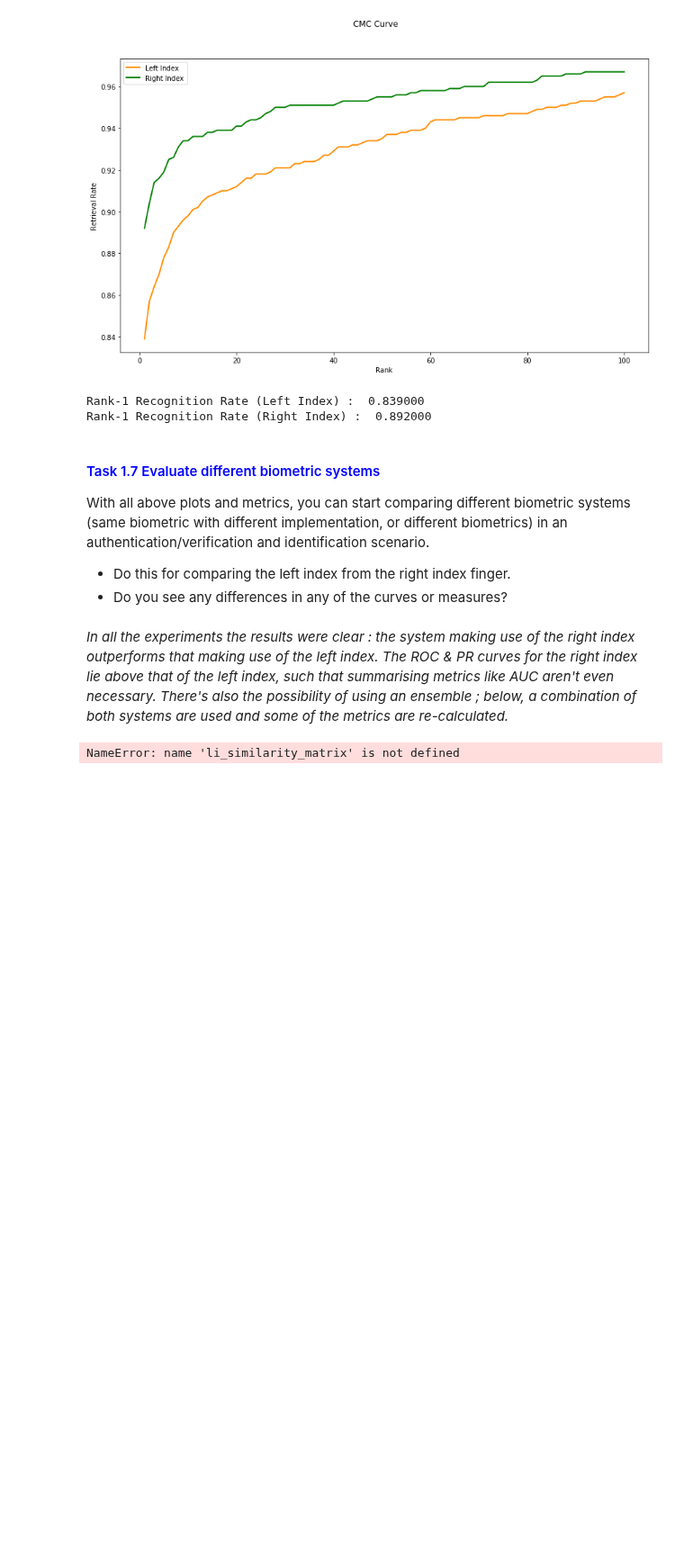
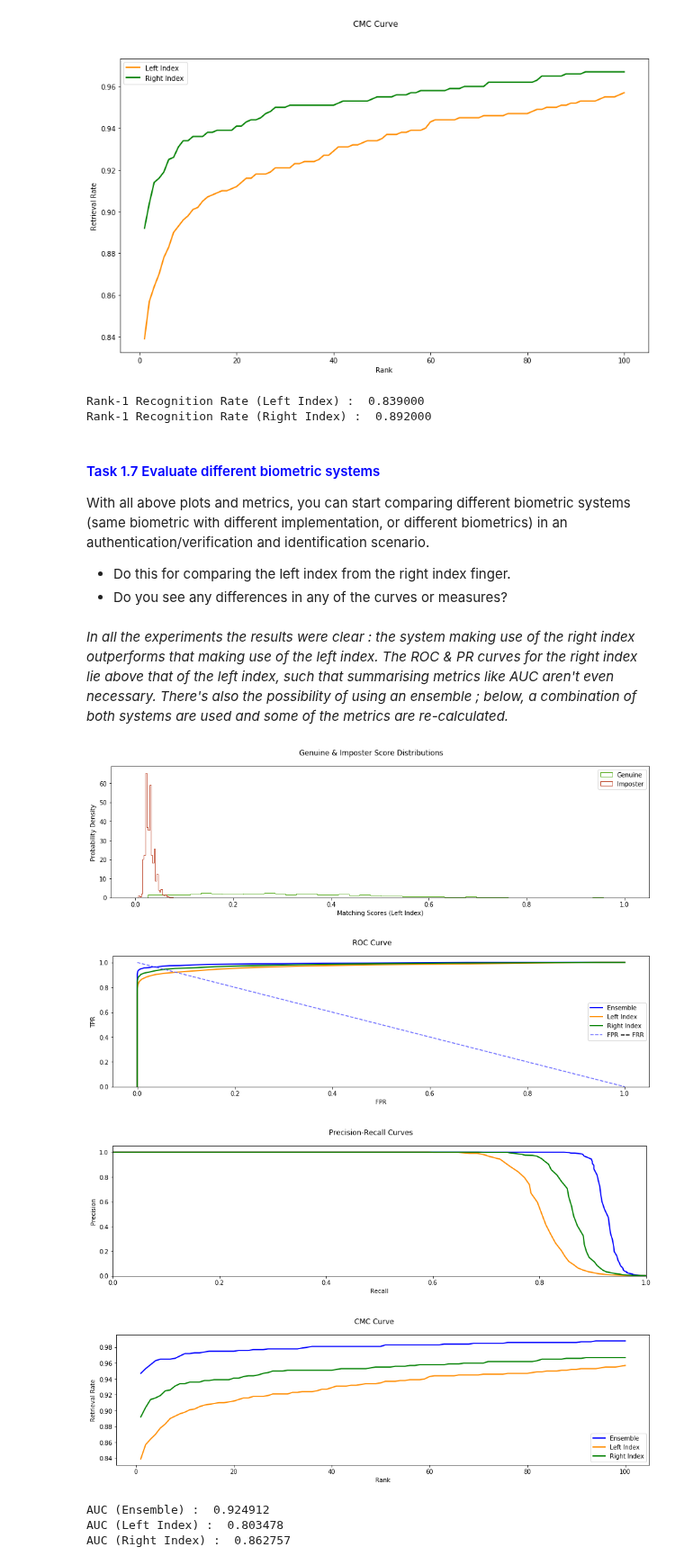
Before and after one commit to BrunoVandekerkhove/biometric-systems, a Jupyter notebook: evaluation/validating.ipynb, the cells around one changed output. Shown at 90% size. Drawn from its saved outputs; the diff is of its cells as text; code cells hidden in the pictures; blank space fills up the shorter version.

Commit message:
Ensemble comparison

```diff
--- a/evaluation/validating.ipynb
+++ b/evaluation/validating.ipynb
@@ -646,7 +646,7 @@ plt.show()
 
 # ROC Curve
 fpr, tpr, _ = roc_curve(genuine_id, scores)
-figure, axes = plt.subplots(nrows=1, ncols=1, figsize=(8,4))
+figure, axes = plt.subplots(nrows=1, ncols=1, figsize=(16,4))
 figure.suptitle('ROC Curve')
 axes.plot(fpr, tpr, color='blue', lw=2, label='Ensemble')
 axes.plot(li_fpr, li_tpr, color='darkorange', lw=2, label='Left Index')
@@ -654,33 +654,41 @@ axes.plot(ri_fpr, ri_tpr, color='green', lw=2, label='Right Index')
 equal = np.linspace(0.0,1.0,50).tolist() # FPR == FRR
 axes.plot(equal, equal[::-1], '--', color=[0.4,0.4,1.0], label='FPR == FRR')
 axes.set(xlabel='FPR', ylabel='TPR', ylim=[0.0,1.05])
 axes.legend()
 plt.show()
 
 # PR curve
 from sklearn.metrics import precision_recall_curve
 precision, recall, _ = precision_recall_curve(genuine_id, scores)
-figure, axes = plt.subplots(ncols=1, figsize=(8,4))
+figure, axes = plt.subplots(ncols=1, figsize=(16,4))
 figure.suptitle('Precision-Recall Curves')
 axes.plot(recall, precision, color='blue', lw=2, label='Left Index')
 axes.plot(li_recall, li_precision, color='darkorange', lw=2, label='Left Index')
 axes.plot(ri_recall, ri_precision, color='green', lw=2, label='Right Index')
 axes.set(xlabel='Recall', ylabel='Precision', xlim=[0.0,1.0], ylim=[0.0,1.05])
 plt.show()
 
 # CMC
 n_ranks = 100
 cmc = CMC(similarity_matrix.values.tolist(), n_ranks)
-figure, axes = plt.subplots(ncols=1, figsize=(8,4))
+figure, axes = plt.subplots(ncols=1, figsize=(16,4))
 figure.suptitle('CMC Curve')
 axes.plot(list(range(1,n_ranks+1)), cmc, color='blue', lw=2, label='Ensemble')
 axes.plot(list(range(1,n_ranks+1)), li_cmc, color='darkorange', lw=2, label='Left Index')
 axes.plot(list(range(1,n_ranks+1)), ri_cmc, color='green', lw=2, label='Right Index')
 axes.set(xlabel='Rank', ylabel='Retrieval Rate')
 axes.legend()
 plt.show()
 
 # AUC (for PR)
 print('AUC (Ensemble) : % f' % auc(recall, precision))
+print('AUC (Left Index) : % f' % auc(li_recall, li_precision))
+print('AUC (Right Index) : % f' % auc(ri_recall, ri_precision))
 # %% [output]
+[figure, added]
+[figure, added]
+[figure, added]
+[figure, added]
-NameError: name 'li_similarity_matrix' is not defined
+AUC (Ensemble) :  0.924912
+AUC (Left Index) :  0.803478
+AUC (Right Index) :  0.862757
```
